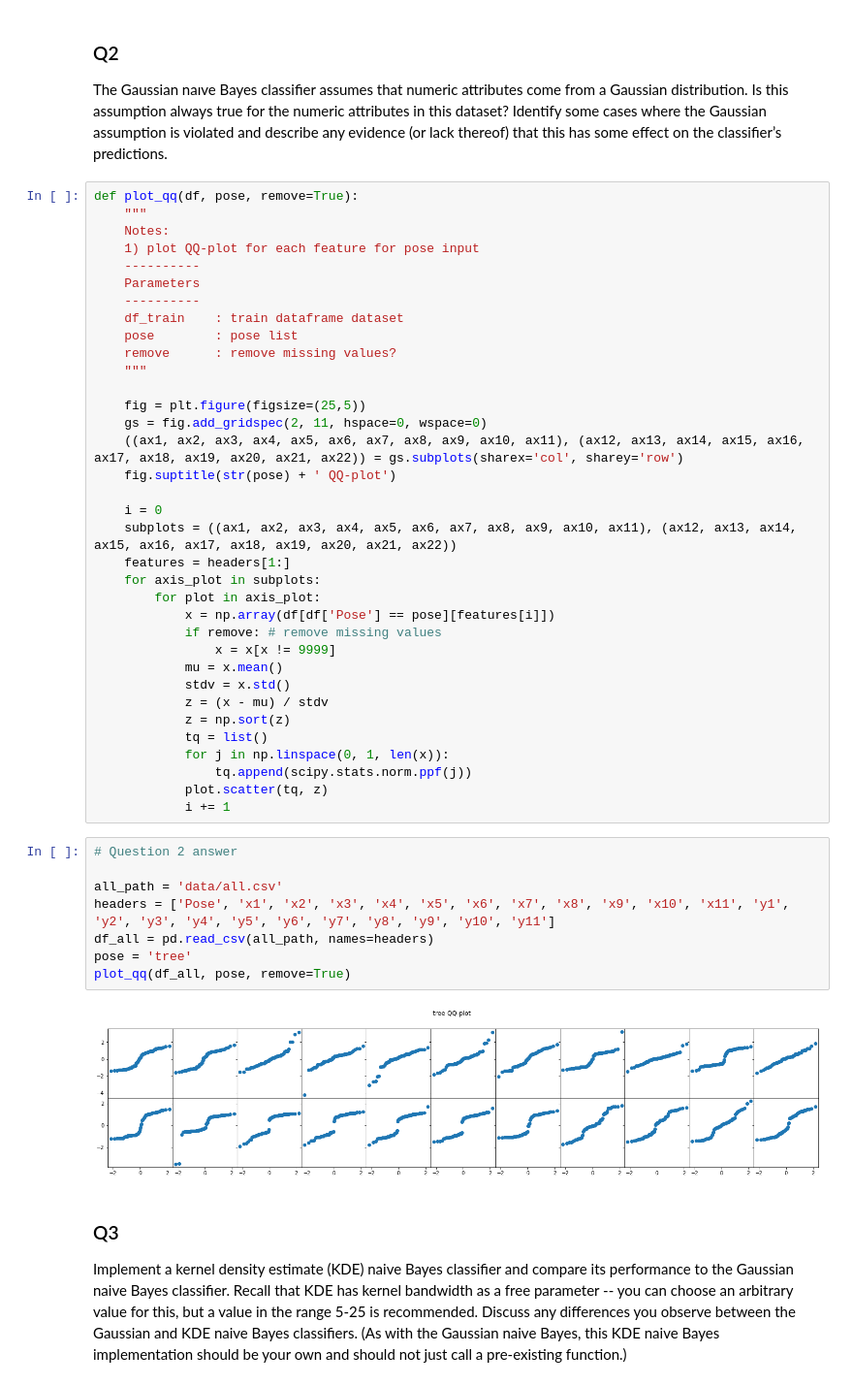
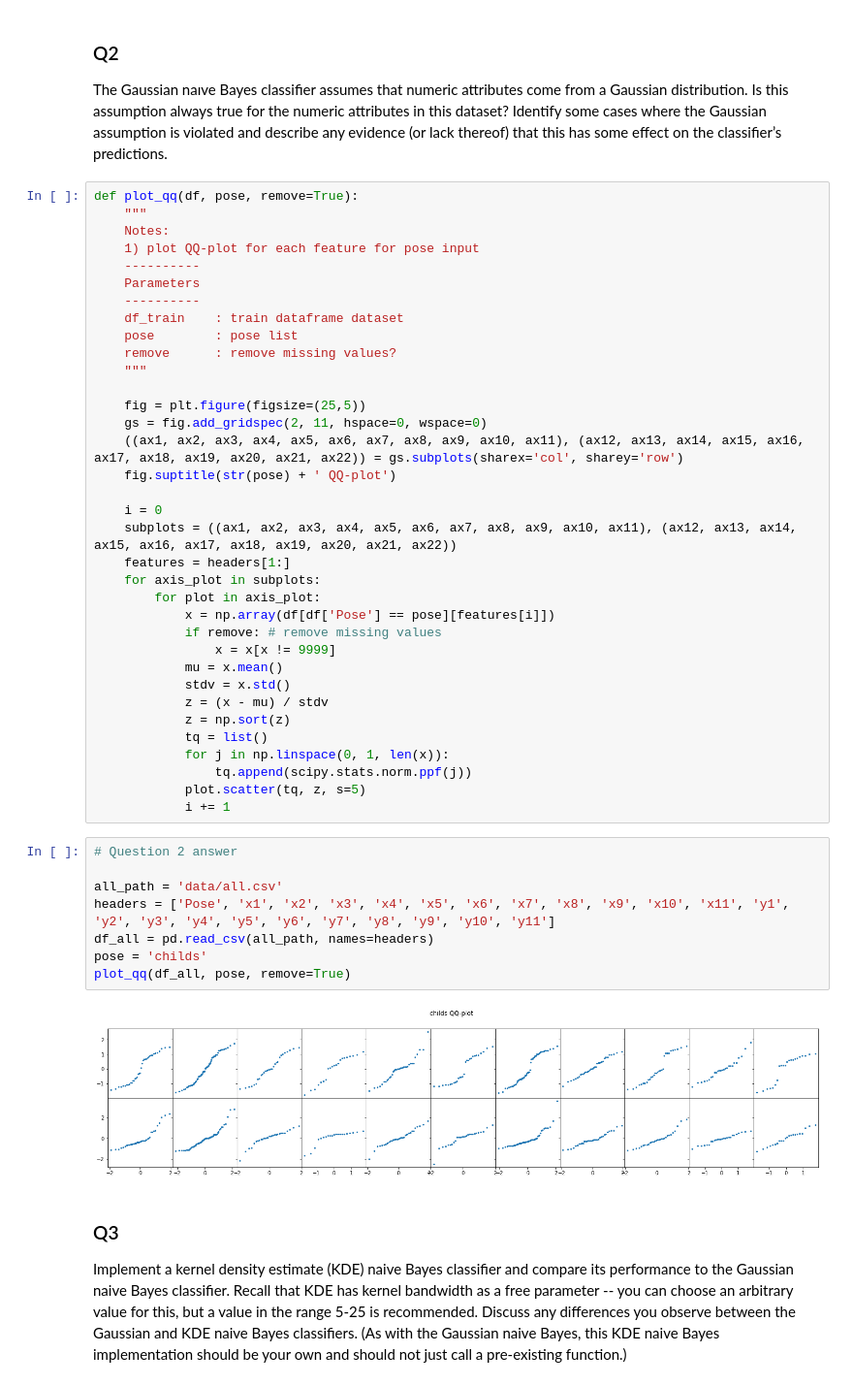
Before and after one commit to tzhern/COMP30027-Project-1-private, a Jupyter notebook: assignment_1.ipynb, the cells around one changed output. Shown: that part at 97% size. Drawn from its saved outputs; the diff is of its cells as text.

```diff
--- a/assignment_1.ipynb
+++ b/assignment_1.ipynb
@@ -402,18 +409,18 @@ def plot_qq(df, pose, remove=True):
             tq = list()
             for j in np.linspace(0, 1, len(x)):
                 tq.append(scipy.stats.norm.ppf(j))
-            plot.scatter(tq, z)
+            plot.scatter(tq, z, s=5)
             i += 1
 # %%
 # Question 2 answer
 
 all_path = 'data/all.csv'
 headers = ['Pose', 'x1', 'x2', 'x3', 'x4', 'x5', 'x6', 'x7', 'x8', 'x9', 'x10', 'x11', 'y1', 'y2', 'y3', 'y4', 'y5', 'y6', 'y7', 'y8', 'y9', 'y10', 'y11']
 df_all = pd.read_csv(all_path, names=headers)
-pose = 'tree'
+pose = 'childs'
 plot_qq(df_all, pose, remove=True)
 # %% [output]
-[figure, old version]
+[figure, new version]
 # %% [markdown]
 ### Q3
 Implement a kernel density estimate (KDE) naive Bayes classifier and compare its performance to the Gaussian naive Bayes classifier. Recall that KDE has kernel bandwidth as a free parameter -- you can choose an arbitrary value for this, but a value in the range 5-25 is recommended. Discuss any differences you observe between the Gaussian and KDE naive Bayes classifiers. (As with the Gaussian naive Bayes, this KDE naive Bayes implementation should be your own and should not just call a pre-existing function.)
```
Also changed, not shown: parts of 6 cells of this notebook.
